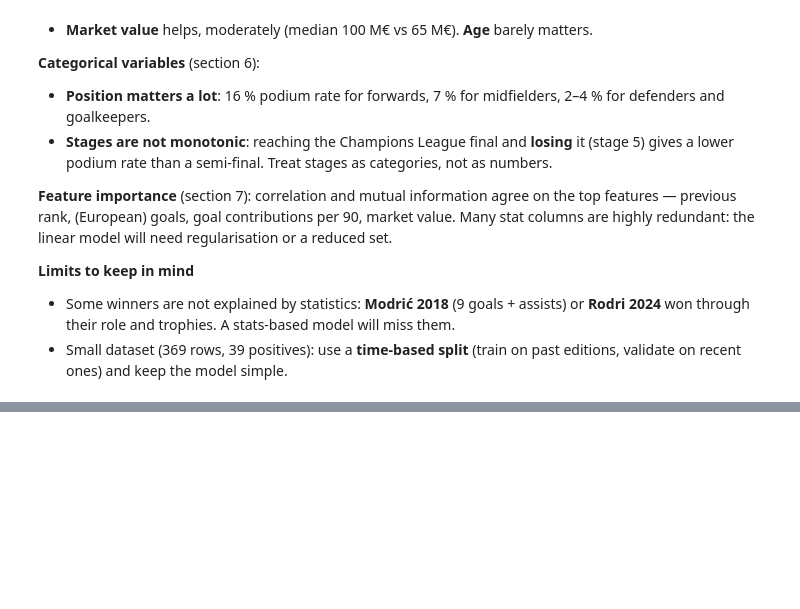
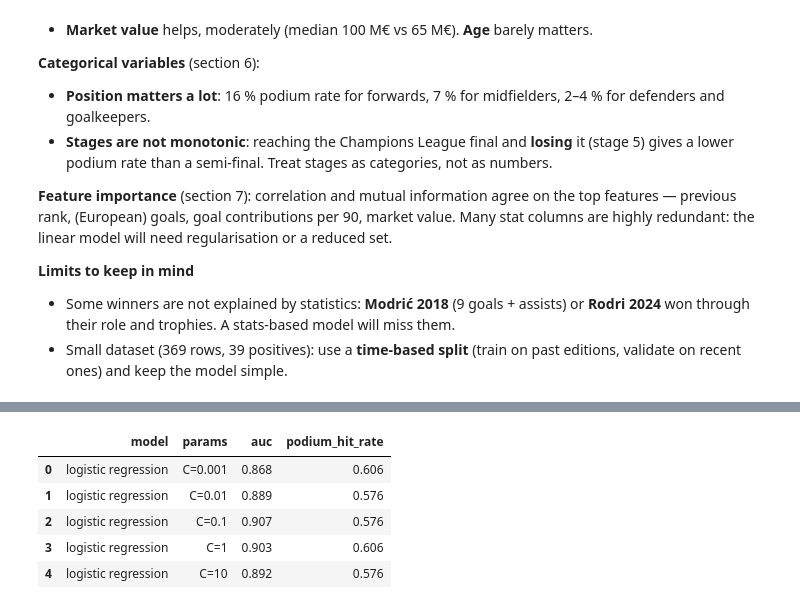
Before and after one commit to Anis311/Project-ML1---Ballon-d-Or-prediction, a Jupyter notebook: notebook.ipynb, the cells around one changed output, grey strips where cells are left out. Saved outputs shown, nothing was run; the diff lists cells and outputs as text; code cells hidden in the pictures; blank space fills up the shorter version.

```diff
--- a/notebook.ipynb
+++ b/notebook.ipynb
@@ -467,0 +569,21 @@ columns are highly redundant: the linear model will need regularisation or a red
+# %%
+def podium_hit_rate(d, scores):
+    """Share of the real podium found among the 3 best predicted players of each year."""
+    d = d.assign(score=np.asarray(scores))
+    hits = d.groupby("year").apply(lambda g: g.nlargest(3, "score")[TARGET].sum(),
+                                   include_groups=False)
+    return hits.sum() / (3 * d["year"].nunique())
+
+
+def cross_validate(make_model):
+    """Leave-one-year-out CV on the development set -> (AUC, podium hit rate)."""
+    preds = pd.Series(index=dev.index, dtype=float)
+    for year in dev_years:
+        train_part, valid_part = dev[dev["year"] != year], dev[dev["year"] == year]
+        dv = DictVectorizer(sparse=False)
+        X_train = dv.fit_transform(to_records(train_part))
+        X_valid = dv.transform(to_records(valid_part))
+        model = make_model()
+        model.fit(X_train, train_part[TARGET])
+        preds[valid_part.index] = model.predict_proba(X_valid)[:, 1]
+    return roc_auc_score(dev[TARGET], preds), podium_hit_rate(dev, preds)
@@ -467,0 +610,15 @@ columns are highly redundant: the linear model will need regularisation or a red
+# %%
+logreg_results = []
+for C in [0.001, 0.01, 0.1, 1, 10]:
+    auc, hit = cross_validate(lambda: make_pipeline(
+        StandardScaler(), LogisticRegression(C=C, max_iter=5000)))
+    logreg_results.append({"model": "logistic regression", "params": f"C={C}",
+                           "auc": auc, "podium_hit_rate": hit})
+pd.DataFrame(logreg_results)
+# %% [output]
+|  | model | params | auc | podium_hit_rate |
+| 0 | logistic regression | C=0.001 | 0.868 | 0.606 |
+| 1 | logistic regression | C=0.01 | 0.889 | 0.576 |
+| 2 | logistic regression | C=0.1 | 0.907 | 0.576 |
+| 3 | logistic regression | C=1 | 0.903 | 0.606 |
+| 4 | logistic regression | C=10 | 0.892 | 0.576 |
```
Also changed, not shown: parts of 38 cells of this notebook, 5 other files.
